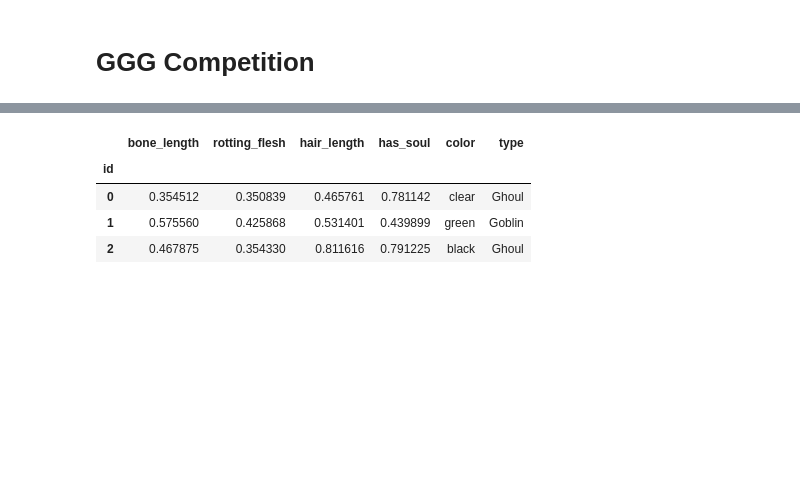
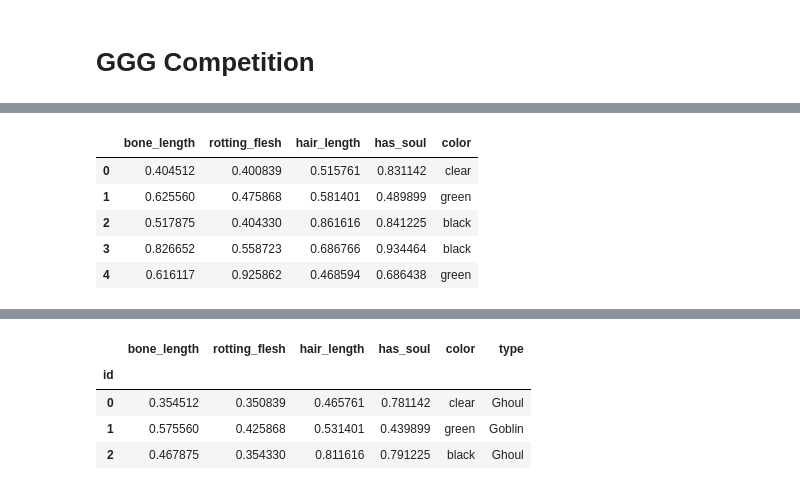
Before and after one commit to BRomanchuk/ML_projects, a Jupyter notebook: ghouls-goblins-and-ghosts-boo/GGG.ipynb, the cells around one changed output, grey strips where cells are left out. Cells and saved outputs as stored; diff of their text form; code cells hidden in the pictures; blank space fills up the shorter version.

```diff
--- a/ghouls-goblins-and-ghosts-boo/GGG.ipynb
+++ b/ghouls-goblins-and-ghosts-boo/GGG.ipynb
@@ -19,0 +33,14 @@ df = pd.concat([data.drop('type', axis=1), test], ignore_index=True)
+# %%
+numeric = ['bone_length', 'rotting_flesh', 'hair_length', 'has_soul']
+
+if df['bone_length'].min() == 0:
+    df[numeric] += 0.05
+
+df.head()
+# %% [output]
+|  | bone_length | rotting_flesh | hair_length | has_soul | color |
+| 0 | 0.404512 | 0.400839 | 0.515761 | 0.831142 | clear |
+| 1 | 0.625560 | 0.475868 | 0.581401 | 0.489899 | green |
+| 2 | 0.517875 | 0.404330 | 0.861616 | 0.841225 | black |
+| 3 | 0.826652 | 0.558723 | 0.686766 | 0.934464 | black |
+| 4 | 0.616117 | 0.925862 | 0.468594 | 0.686438 | green |
```
Also changed, not shown: parts of 11 cells of this notebook, 2 other files.
